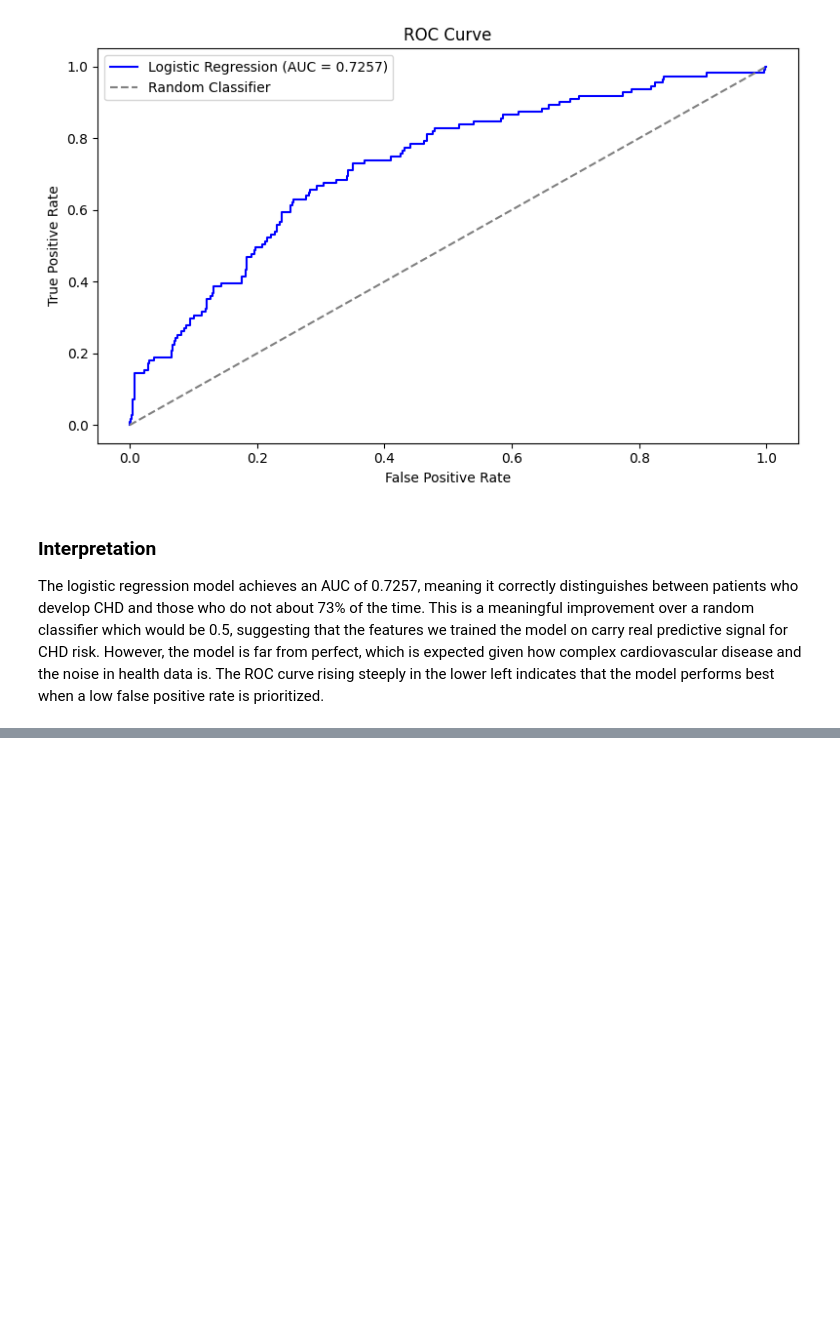
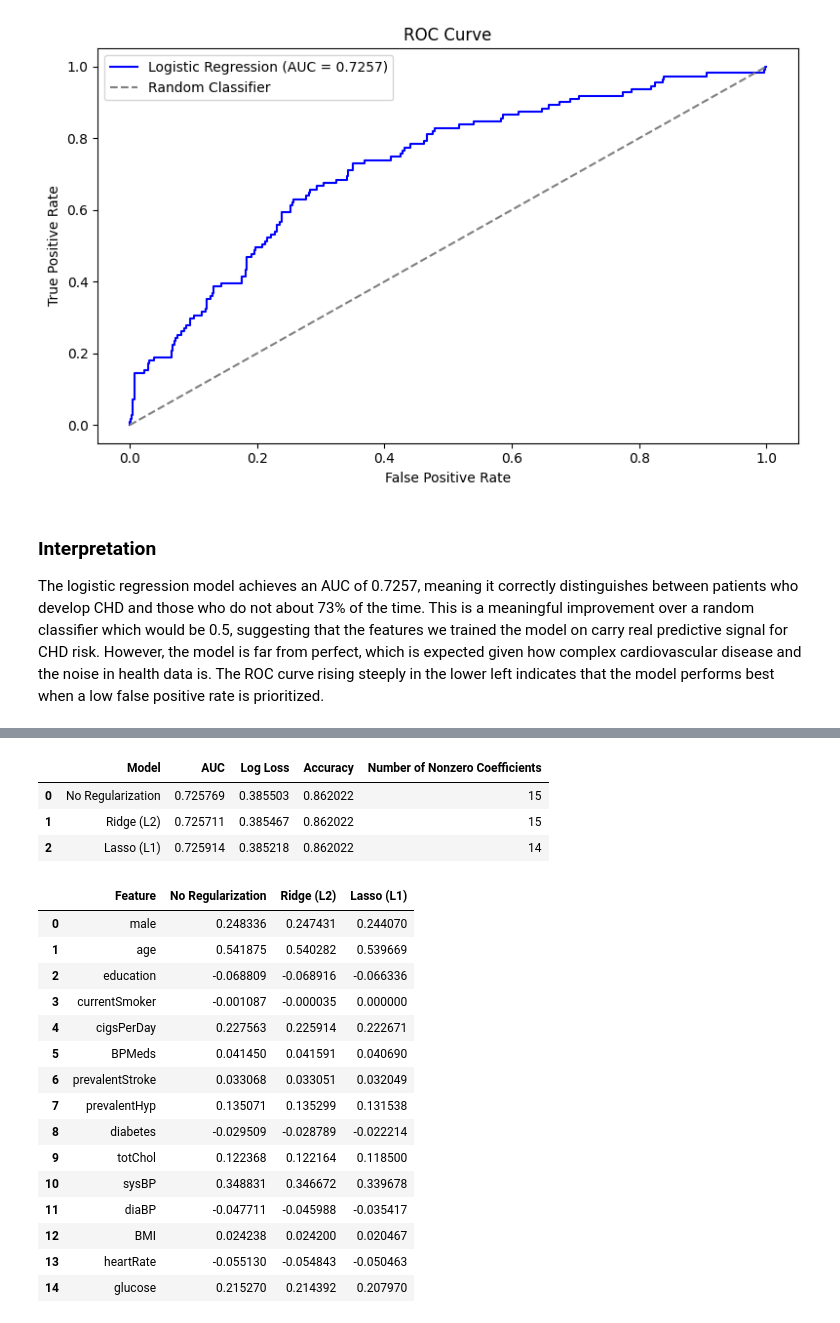
Before and after one commit to stefanregalia/Inf-Pred-Project, a Jupyter notebook: pipeline.ipynb, the cells around one changed output, grey strips where cells are left out. Drawn from its saved outputs; the diff is of its cells as text; code cells hidden in the pictures; blank space fills up the shorter version.

```diff
--- a/pipeline.ipynb
+++ b/pipeline.ipynb
@@ -555,0 +585,75 @@ The logistic regression model achieves an AUC of 0.7257, meaning it correctly di
+# %%
+from sklearn.linear_model import LogisticRegression
+from sklearn.metrics import roc_auc_score, log_loss, accuracy_score
+import pandas as pd
+import numpy as np
+
+models = {
+    "No Regularization": LogisticRegression(
+        penalty=None,
+        solver="lbfgs",
+        max_iter=5000
+    ),
+    "Ridge (L2)": LogisticRegression(
+        penalty="l2",
+        C=1.0,
+        solver="lbfgs",
+        max_iter=5000
+    ),
+    "Lasso (L1)": LogisticRegression(
+        penalty="l1",
+        C=1.0,
+        solver="liblinear",
+        max_iter=5000
+    )
+}
+
+results = []
+
+for name, model in models.items():
+    model.fit(X_train_scaled, y_train)
+
+    y_prob = model.predict_proba(X_test_scaled)[:, 1]
+    y_pred = model.predict(X_test_scaled)
+
+    results.append({
+        "Model": name,
+        "AUC": roc_auc_score(y_test, y_prob),
+        "Log Loss": log_loss(y_test, y_prob),
+        "Accuracy": accuracy_score(y_test, y_pred),
+        "Number of Nonzero Coefficients": np.sum(model.coef_[0] != 0)
+    })
+
+results_df = pd.DataFrame(results)
+results_df
+# %% [output]
+|  | Model | AUC | Log Loss | Accuracy | Number of Nonzero Coefficients |
+| 0 | No Regularization | 0.725769 | 0.385503 | 0.862022 | 15 |
+| 1 | Ridge (L2) | 0.725711 | 0.385467 | 0.862022 | 15 |
+| 2 | Lasso (L1) | 0.725914 | 0.385218 | 0.862022 | 14 |
+# %%
+coef_df = pd.DataFrame({
+    "Feature": X.columns,
+    "No Regularization": models["No Regularization"].coef_[0],
+    "Ridge (L2)": models["Ridge (L2)"].coef_[0],
+    "Lasso (L1)": models["Lasso (L1)"].coef_[0]
+})
+
+coef_df
+# %% [output]
+|  | Feature | No Regularization | Ridge (L2) | Lasso (L1) |
+| 0 | male | 0.248336 | 0.247431 | 0.244070 |
+| 1 | age | 0.541875 | 0.540282 | 0.539669 |
+| 2 | education | -0.068809 | -0.068916 | -0.066336 |
+| 3 | currentSmoker | -0.001087 | -0.000035 | 0.000000 |
+| 4 | cigsPerDay | 0.227563 | 0.225914 | 0.222671 |
+| 5 | BPMeds | 0.041450 | 0.041591 | 0.040690 |
+| 6 | prevalentStroke | 0.033068 | 0.033051 | 0.032049 |
+| 7 | prevalentHyp | 0.135071 | 0.135299 | 0.131538 |
+| 8 | diabetes | -0.029509 | -0.028789 | -0.022214 |
+| 9 | totChol | 0.122368 | 0.122164 | 0.118500 |
+| 10 | sysBP | 0.348831 | 0.346672 | 0.339678 |
+| 11 | diaBP | -0.047711 | -0.045988 | -0.035417 |
+| 12 | BMI | 0.024238 | 0.024200 | 0.020467 |
+| 13 | heartRate | -0.055130 | -0.054843 | -0.050463 |
+| 14 | glucose | 0.215270 | 0.214392 | 0.207970 |
```
Also changed, not shown: parts of 6 cells of this notebook.
